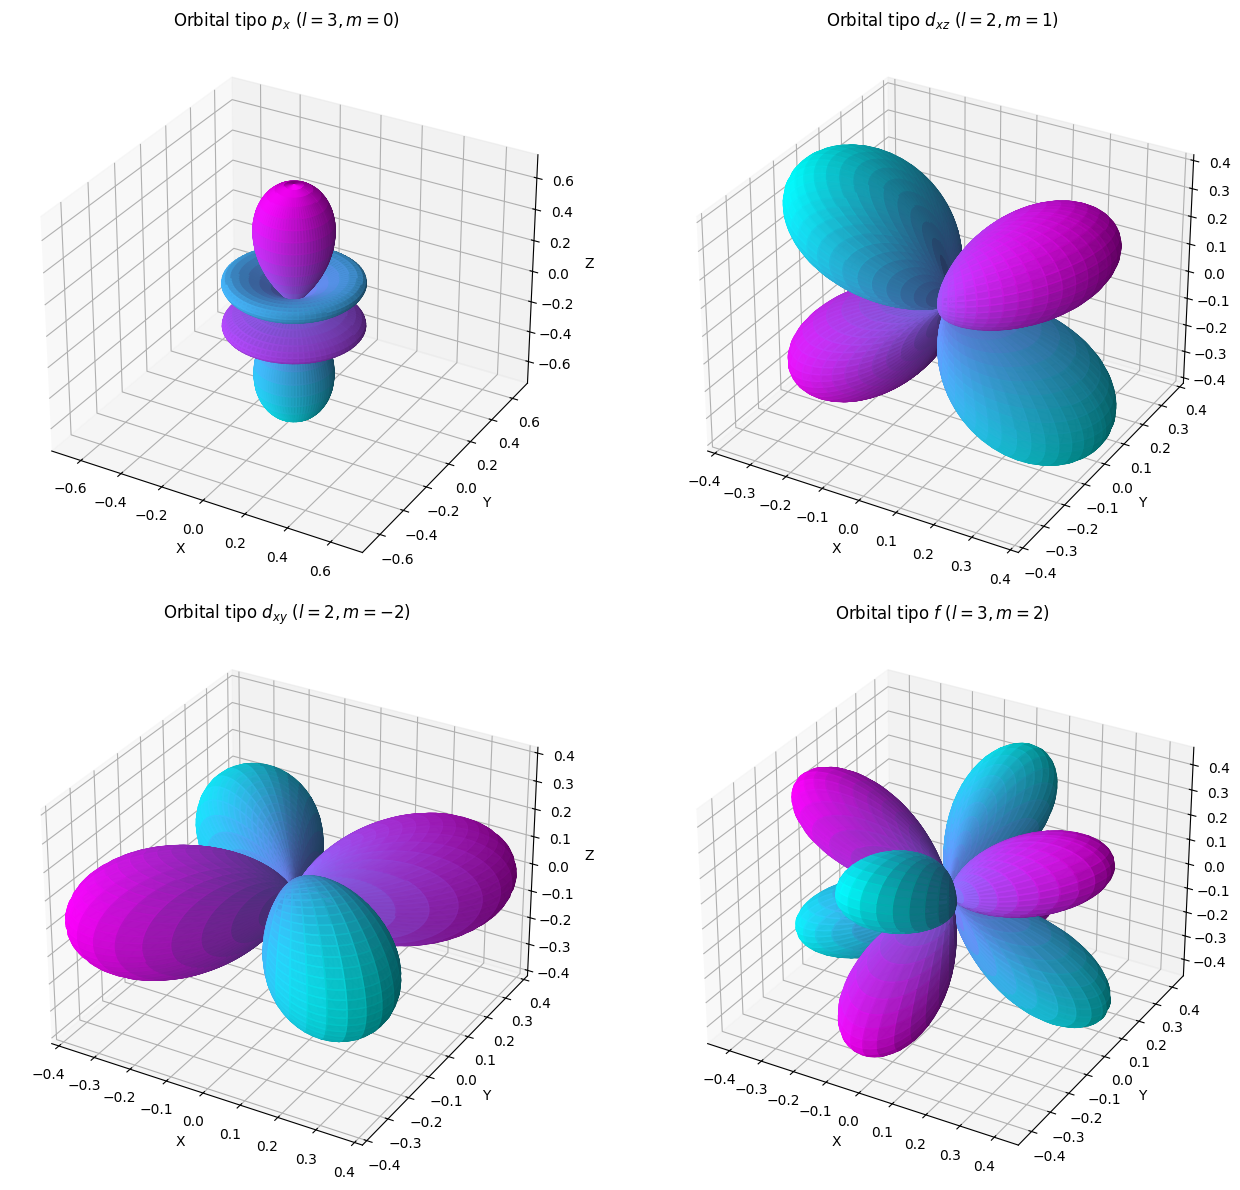
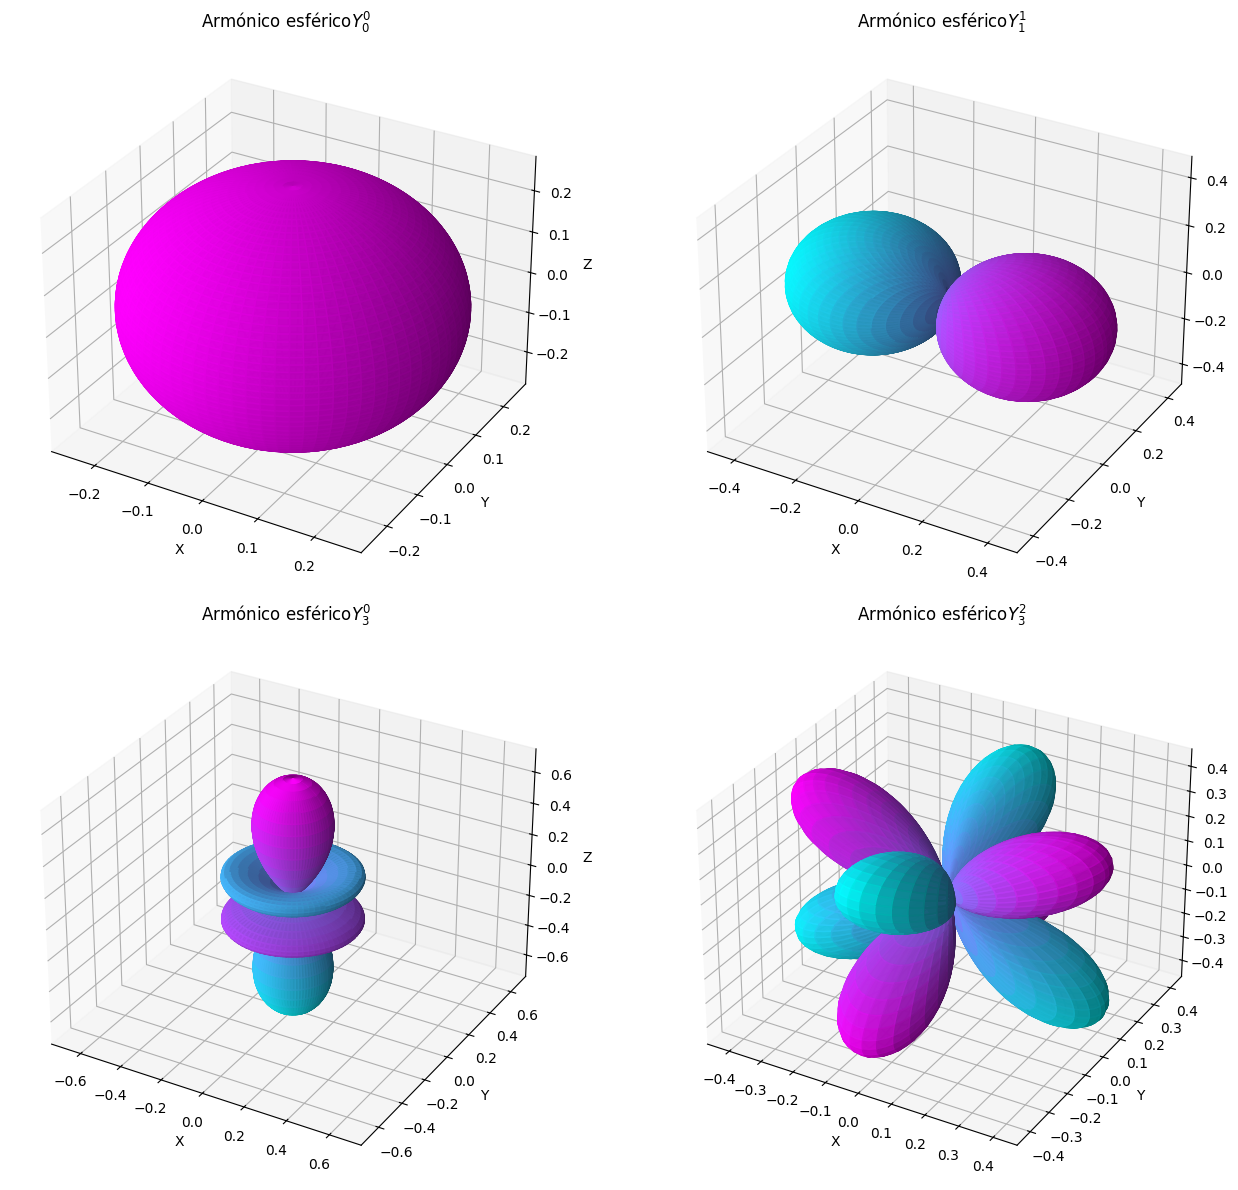
The notebook cell's code change between the first figure and the second:
--- before
+++ after
@@ -1,9 +1,7 @@
-import numpy as np
-import matplotlib.pyplot as plt
-from scipy.special import sph_harm_y
+# A) Grafique combinaciones simples de armónicos esféricos:
 
 plt.close('all')
 
-# 1. Definí las coordenadas esféricas
+# Definí las coordenadas esféricas
 theta = np.linspace(0, np.pi, 120)
 phi = np.linspace(0, 2*np.pi, 160)
@@ -14,11 +12,13 @@
     Y_pos = sph_harm_y(l, m_abs, theta, phi)
     Y_neg = sph_harm_y(l, -m_abs, theta, phi)
+# ℯ^{imϕ}=cos(mϕ)+isin(mϕ)
+    if m == 0:
+        Y_real = sph_harm_y(l, 0, theta, phi) #Si $m=0$, el armónico esférico ya es un número puramente real
+    elif m > 0:
+        Y_real = (1 / np.sqrt(2)) * (Y_neg + (-1)**m * Y_pos) #Realice la suma de los armónicos esféricos para cancelar las partes imaginarias entre sí y solo sobreviven las partes reales, que dependen de coseno, para normalizar la función
+    else:
+        Y_real = (1j / np.sqrt(2)) * (Y_neg - (-1)**m_abs * Y_pos) #Al restar las funciones, lo que se cancela es la parte real y sobrevive la parte imaginaria que luego multiplico por i (1j) para convertirlo en un número real.
 
-    if m == 0:
-        Y_real = sph_harm_y(l, 0, theta, phi)
-    elif m > 0:
-        Y_real = (1 / np.sqrt(2)) * (Y_neg + (-1)**m * Y_pos)
-    else:
-        Y_real = (1j / np.sqrt(2)) * (Y_neg - (-1)**m_abs * Y_pos)
+#Del plano complejo al espacio 3D (cartesianas)
 
     Radio = np.abs(Y_real)
@@ -30,5 +30,6 @@
 
 
-def graficar_en_subeje(ax, l, m, tipo):
+def graficar_en_subeje(ax, l, m):
+
     x, y, z, fase = calcular_armonico_real(l, m, theta, phi)
     fase_max = np.max(np.abs(fase))
@@ -37,5 +38,5 @@
                     rstride=2, cstride=2, antialiased=True, alpha=0.9)
 
-    ax.set_title(f'Orbital tipo ${tipo}$ ($l={l}, m={m}$)', fontsize=12)
+    ax.set_title("Armónico esférico" f'$Y^{m}_{{{l}}}$', fontsize=12)
     ax.set_xlabel('X')
     ax.set_ylabel('Y')
@@ -53,19 +54,19 @@
 fig = plt.figure(figsize=(14, 12))
 
-# Gráfica 1: l=1, m=1
+# Gráfica 1: l=0, m=0
 ax1 = fig.add_subplot(2, 2, 1, projection='3d')
-graficar_en_subeje(ax1, l=3, m=0, tipo='p_x')
+graficar_en_subeje(ax1, l=0, m=0)
 
-# Gráfica 2:l=2, m=1
+# Gráfica 2:l=1, m=1
 ax2 = fig.add_subplot(2, 2, 2, projection='3d')
-graficar_en_subeje(ax2, l=2, m=1, tipo='d_{xz}')
+graficar_en_subeje(ax2, l=1, m=1)
 
-# Gráfica 3: l=2, m=-2
+# Gráfica 3: l=3, m=0
 ax3 = fig.add_subplot(2, 2, 3, projection='3d')
-graficar_en_subeje(ax3, l=2, m=-2, tipo='d_{xy}')
+graficar_en_subeje(ax3, l=3, m=0)
 
 # Gráfica 4: l=3, m=2
 ax4 = fig.add_subplot(2, 2, 4, projection='3d')
-graficar_en_subeje(ax4, l=3, m=2, tipo='f')
+graficar_en_subeje(ax4, l=3, m=2)
 
 plt.tight_layout()

Commit: Created using Colab